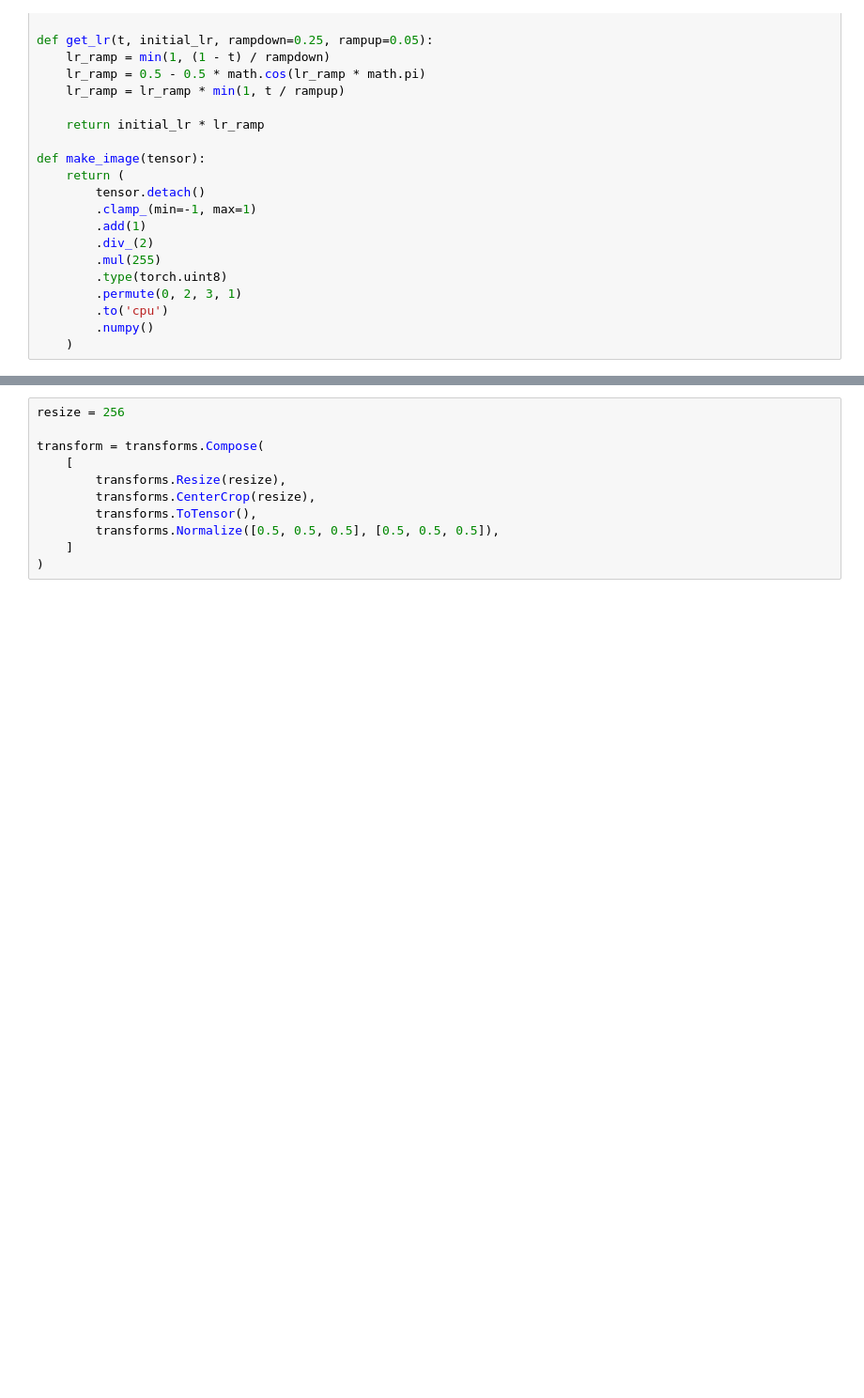
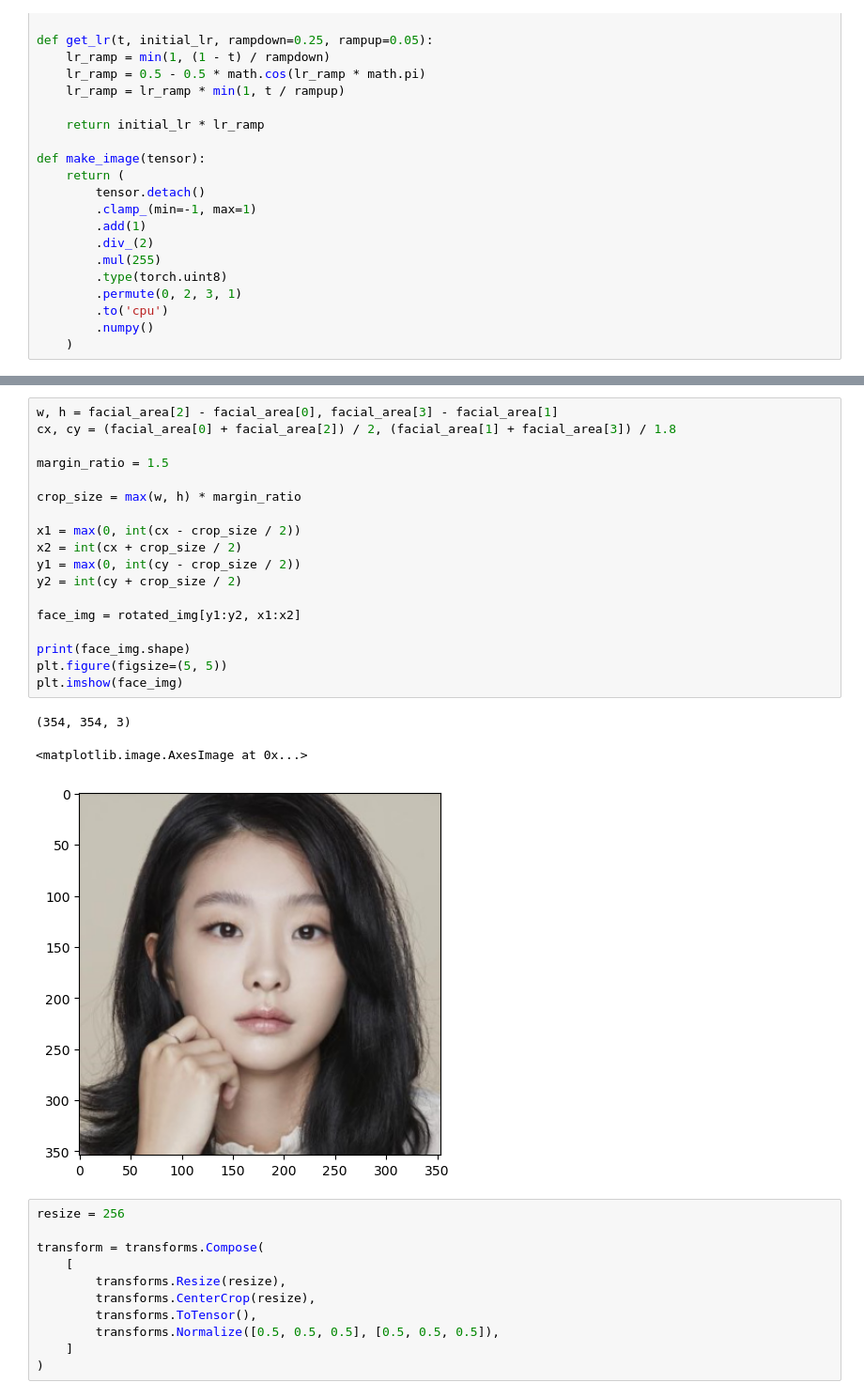
Before and after one commit to MC-GPT/AI, a Jupyter notebook: GAN_Model/project.ipynb, the cells around one changed output, grey strips where cells are left out. Shown at 94% size. Cells and saved outputs as stored; diff of their text form; blank space fills up the shorter version.

```diff
--- a/GAN_Model/project.ipynb
+++ b/GAN_Model/project.ipynb
@@ -44,3 +138,25 @@ def make_image(tensor):
+# %%
+w, h = facial_area[2] - facial_area[0], facial_area[3] - facial_area[1]
+cx, cy = (facial_area[0] + facial_area[2]) / 2, (facial_area[1] + facial_area[3]) / 1.8
+
+margin_ratio = 1.5
+
+crop_size = max(w, h) * margin_ratio
+
+x1 = max(0, int(cx - crop_size / 2))
+x2 = int(cx + crop_size / 2)
+y1 = max(0, int(cy - crop_size / 2))
+y2 = int(cy + crop_size / 2)
+
+face_img = rotated_img[y1:y2, x1:x2]
+
+print(face_img.shape)
+plt.figure(figsize=(5, 5))
+plt.imshow(face_img)
+# %% [output]
+(354, 354, 3)
+<matplotlib.image.AxesImage at 0x...>
+[figure, added]
 # %%
 resize = 256
 
```
Also changed, not shown: parts of 11 cells of this notebook.
